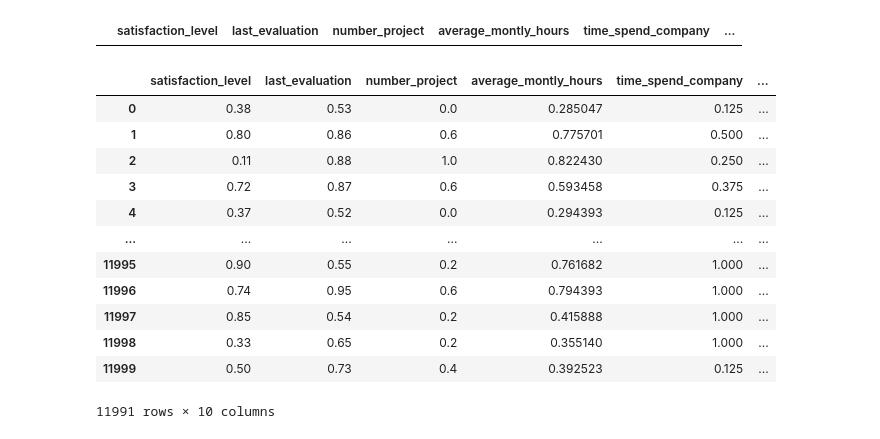
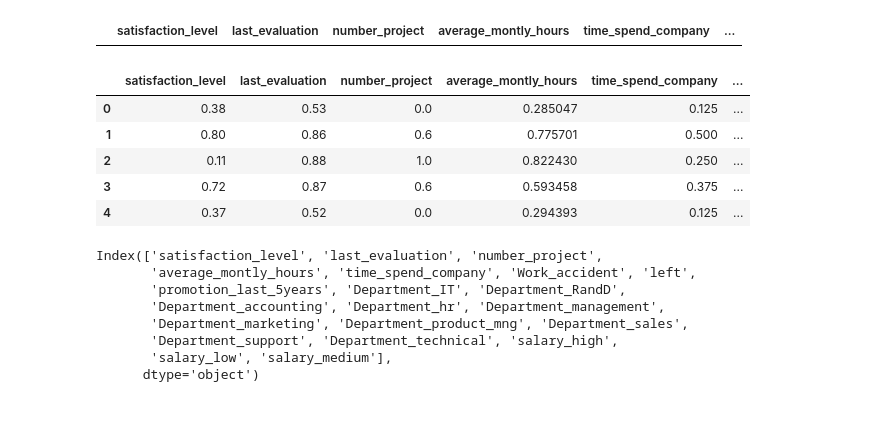
Before and after one commit to ankitkarmakar95/Manage_employee_exit_using_neural_netwrok, a Jupyter notebook: Manage_employee_exit_using_neural_netwrok.ipynb, the cells around one changed output. Drawn from its saved outputs; the diff is of its cells as text; code cells hidden in the pictures; blank space fills up the shorter version.

```diff
--- a/Manage_employee_exit_using_neural_netwrok.ipynb
+++ b/Manage_employee_exit_using_neural_netwrok.ipynb
@@ -89,21 +103,28 @@ emp_exit[emp_exit.duplicated()]
 # %%
 scaler = MinMaxScaler()
 scaled_values = scaler.fit_transform(emp_exit[["number_project","average_montly_hours","time_spend_company"]])
 emp_exit["number_project"] = scaled_values[:,0]
 emp_exit["average_montly_hours"] = scaled_values[:,1]
 emp_exit["time_spend_company"] = scaled_values[:,2]
-emp_exit
+emp_data=emp_exit
+emp_exit.head()
 # %% [output]
 |  | satisfaction_level | last_evaluation | number_project | average_montly_hours | time_spend_company | ... |
 | 0 | 0.38 | 0.53 | 0.0 | 0.285047 | 0.125 | ... |
 | 1 | 0.80 | 0.86 | 0.6 | 0.775701 | 0.500 | ... |
 | 2 | 0.11 | 0.88 | 1.0 | 0.822430 | 0.250 | ... |
 | 3 | 0.72 | 0.87 | 0.6 | 0.593458 | 0.375 | ... |
 | 4 | 0.37 | 0.52 | 0.0 | 0.294393 | 0.125 | ... |
-| ... | ... | ... | ... | ... | ... | ... |
-| 11995 | 0.90 | 0.55 | 0.2 | 0.761682 | 1.000 | ... |
-| 11996 | 0.74 | 0.95 | 0.6 | 0.794393 | 1.000 | ... |
-| 11997 | 0.85 | 0.54 | 0.2 | 0.415888 | 1.000 | ... |
-| 11998 | 0.33 | 0.65 | 0.2 | 0.355140 | 1.000 | ... |
-| 11999 | 0.50 | 0.73 | 0.4 | 0.392523 | 0.125 | ... |
-11991 rows × 10 columns
+# %%
+catfiltrs = ["Department","salary"]
+emp_exit = pd.get_dummies(emp_exit,columns = catfiltrs)
+emp_exit.columns
+# %% [output]
+Index(['satisfaction_level', 'last_evaluation', 'number_project',
+       'average_montly_hours', 'time_spend_company', 'Work_accident', 'left',
+       'promotion_last_5years', 'Department_IT', 'Department_RandD',
+       'Department_accounting', 'Department_hr', 'Department_management',
+       'Department_marketing', 'Department_product_mng', 'Department_sales',
+       'Department_support', 'Department_technical', 'salary_high',
+       'salary_low', 'salary_medium'],
+      dtype='object')
```
Also changed, not shown: parts of 22 cells of this notebook.
